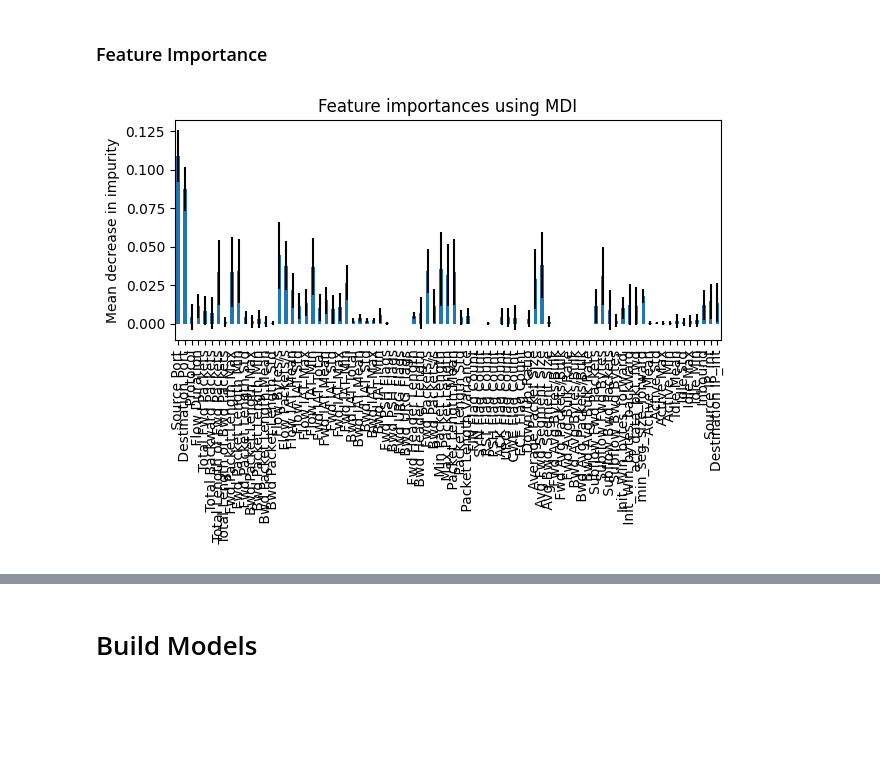
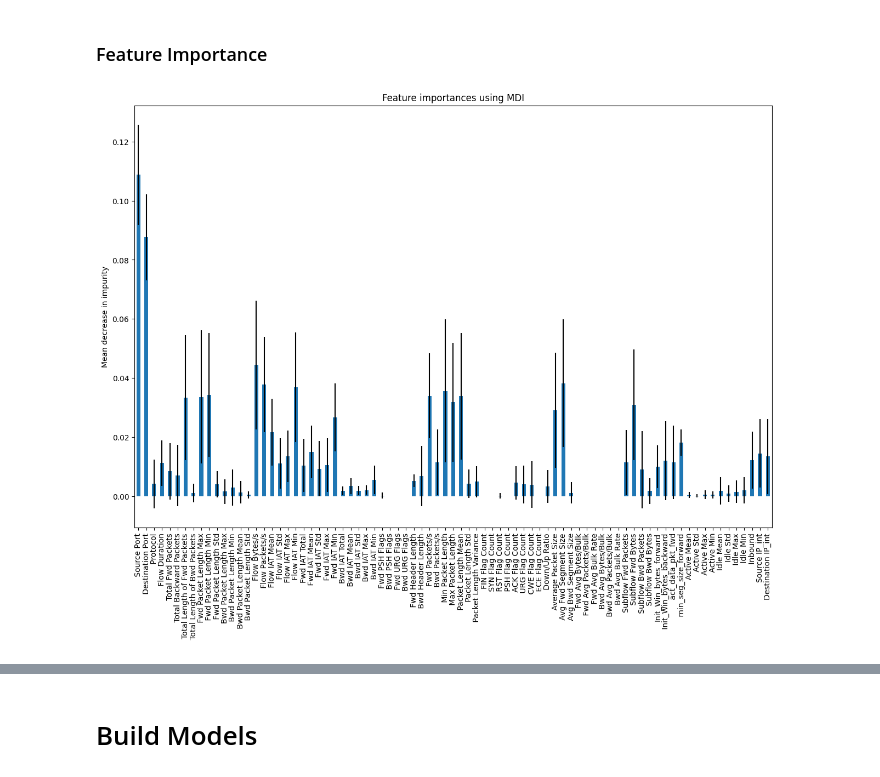
Before and after one commit to Frosk-Kristian/COMP6002-Group10-Models, a Jupyter notebook: COMP6002_Group_Project_ML_Models.ipynb, the cells around one changed output, grey strips where cells are left out. Drawn from its saved outputs; the diff is of its cells as text; code cells hidden in the pictures; blank space fills up the shorter version.

```diff
--- a/COMP6002_Group_Project_ML_Models.ipynb
+++ b/COMP6002_Group_Project_ML_Models.ipynb
@@ -710,13 +742,17 @@ from sklearn.feature_selection import SelectFromModel
 base_rf = RandomForestClassifier(class_weight = 'balanced', random_state = 42)
 selector = SelectFromModel(estimator = base_rf).fit(X_train_res, y_train_res)
 
+selector.set_output(transform="pandas")
+
 # keeps only the features identified by selector
-X_new = X_train_res[selector.get_feature_names_out()]
-X_test_new = X_test[selector.get_feature_names_out()]
+#X_train_new = X_train_res[selector.get_feature_names_out()]
+X_train_new = selector.transform(X_train_res)
+#X_test_new = X_test[selector.get_feature_names_out()]
+X_test_new = selector.transform(X_test)
 
 # list selected features
-print(f"Features remaining: {X_new.shape[1]}")
-for col in X_new.columns:
+print(f"Features remaining: {X_train_new.shape[1]}")
+for col in X_train_new.columns:
   print(f"{col}")
 
 #del base_rf
@@ -745,11 +781,12 @@ from matplotlib import pyplot as plt
 
 std = np.std([tree.feature_importances_ for tree in selector.estimator_.estimators_], axis=0)
 rf_importances = pd.Series(selector.estimator_.feature_importances_, index=X_train_res.columns)
-fig, ax = plt.subplots()
-
-rf_importances.plot.bar(yerr=std, ax=ax)
-ax.set_title("Feature importances using MDI")
-ax.set_ylabel("Mean decrease in impurity")
-fig.tight_layout()
-# %% [output]
-[figure, removed]
+# %%
+# plot feature importance (mean decrease in impurity)
+fig, ax = plt.subplots(figsize=(15,10))
+rf_importances.plot.bar(yerr=std, ax=ax)
+ax.set_title("Feature importances using MDI")
+ax.set_ylabel("Mean decrease in impurity")
+plt.show()
+# %% [output]
+[figure, added]
```
Also changed, not shown: parts of 28 cells of this notebook.
